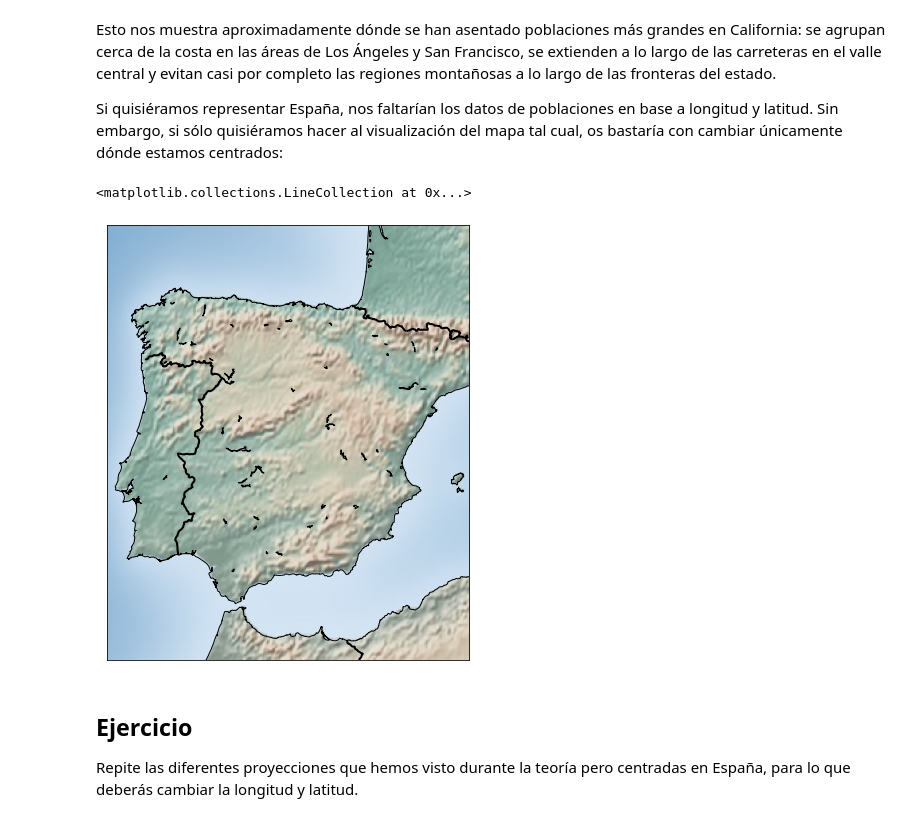
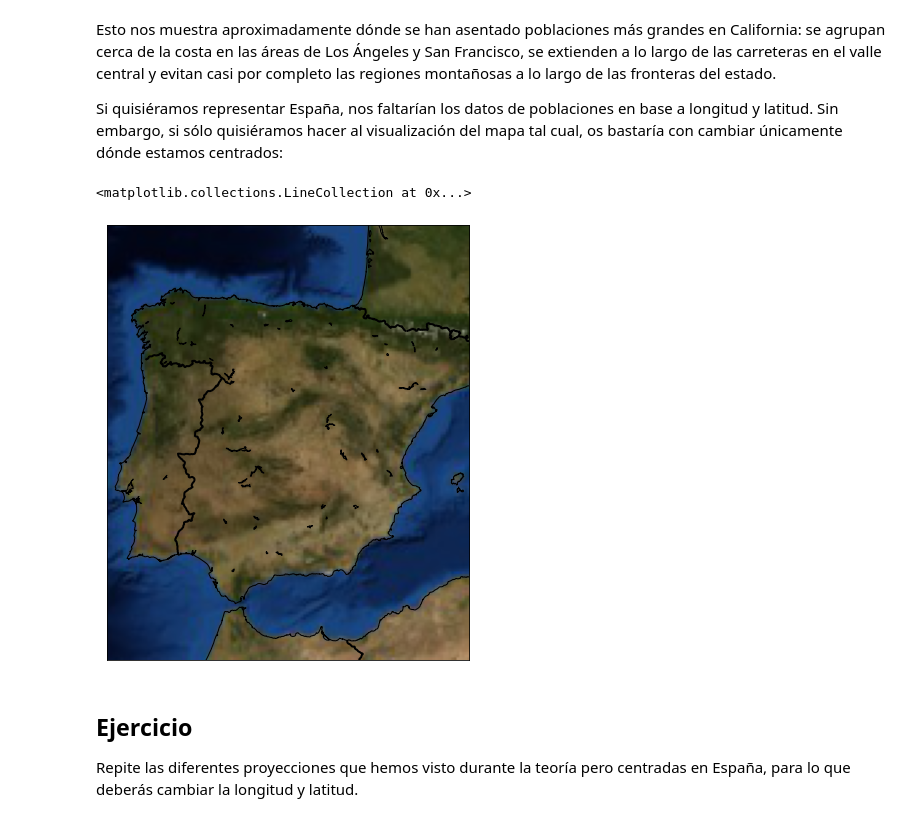
Before and after one commit to JuanDG5/DS-part-time-sep2020, a Jupyter notebook: semana_10/dia_4/11-Basemap.ipynb, the cells around one changed output. Saved outputs shown, nothing was run; the diff lists cells and outputs as text; code cells hidden in the pictures.

```diff
--- a/semana_10/dia_4/11-Basemap.ipynb
+++ b/semana_10/dia_4/11-Basemap.ipynb
@@ -319,14 +324,14 @@ Si quisiéramos representar España, nos faltarían los datos de poblaciones en
 # %%
 fig = plt.figure(figsize=(8, 8))
 m = Basemap(projection='lcc', resolution='h',
             lat_0=40, lon_0=-4,
             width=1E6, height=1.2E6)
-m.shadedrelief()
+m.bluemarble()
 m.drawcoastlines(color='k', linewidth=1)
 m.drawcountries(color='k', linewidth=2)
 # %% [output]
 <matplotlib.collections.LineCollection at 0x...>
-[figure, old version]
+[figure, new version]
 # %% [markdown]
 ## Ejercicio
 
```
Also changed, not shown: parts of 4 cells of this notebook, 10 other files.
